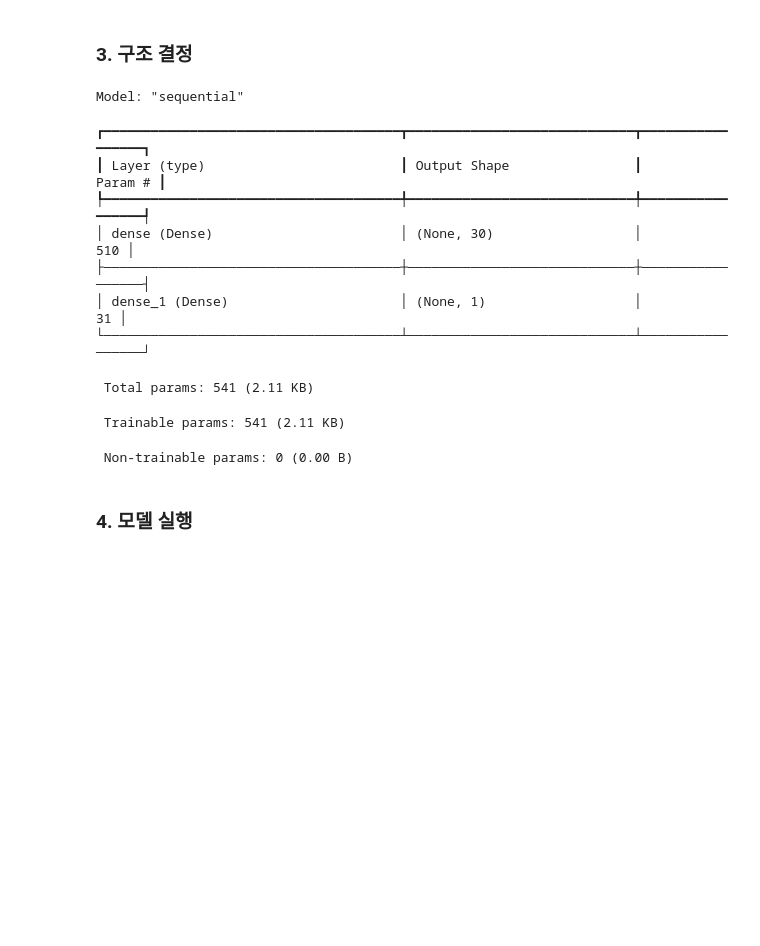
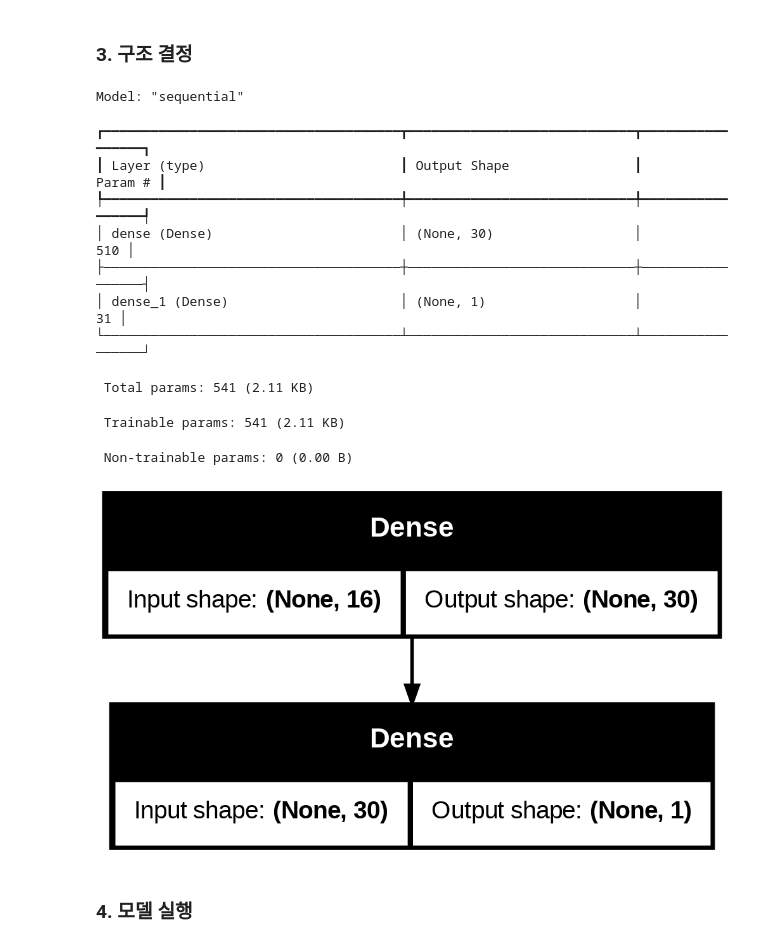
Before and after one commit to hsmu-jeongeun/deep-learning-practice, a Jupyter notebook: easy_deep_learning_principle.ipynb, the cells around one changed output. Saved outputs shown, nothing was run; the diff lists cells and outputs as text; code cells hidden in the pictures; blank space fills up the shorter version.

```diff
--- a/easy_deep_learning_principle.ipynb
+++ b/easy_deep_learning_principle.ipynb
@@ -23,22 +24,30 @@ fatal: destination path 'data' already exists and is not an empty directory.
 # %% [markdown]
 ### 3. 구조 결정
 # %%
-model = Sequential([Input(shape=(16,))
-    ,Dense(30, input_dim=16, activation='relu')])
-model.add(Dense(1, activation= 'sigmoid'))
+model = Sequential([
+  Input(shape=(16,))
+  ,Dense(30, activation='relu')
+  ,Dense(1, activation= 'sigmoid')
+])
+
+# model.add(Dense(30, input_shape=(16,), activation='relu'))
+# model.add(Dense(1, activation= 'sigmoid'))
+
 model.summary()
+plot_model(model,show_shapes=True)
 # %% [output]
 Model: "sequential"
 ┏━━━━━━━━━━━━━━━━━━━━━━━━━━━━━━━━━━━━━━┳━━━━━━━━━━━━━━━━━━━━━━━━━━━━━┳━━━━━━━━━━━━━━━━━┓
 ┃ Layer (type)                         ┃ Output Shape                ┃         Param # ┃
 ┡━━━━━━━━━━━━━━━━━━━━━━━━━━━━━━━━━━━━━━╇━━━━━━━━━━━━━━━━━━━━━━━━━━━━━╇━━━━━━━━━━━━━━━━━┩
 │ dense (Dense)                        │ (None, 30)                  │             510 │
 ├──────────────────────────────────────┼─────────────────────────────┼─────────────────┤
 │ dense_1 (Dense)                      │ (None, 1)                   │              31 │
 └──────────────────────────────────────┴─────────────────────────────┴─────────────────┘
  Total params: 541 (2.11 KB)
  Trainable params: 541 (2.11 KB)
  Non-trainable params: 0 (0.00 B)
+[figure, added]
 # %% [markdown]
 ### 4. 모델 실행
 # %%
```
Also changed, not shown: parts of 2 cells of this notebook.
